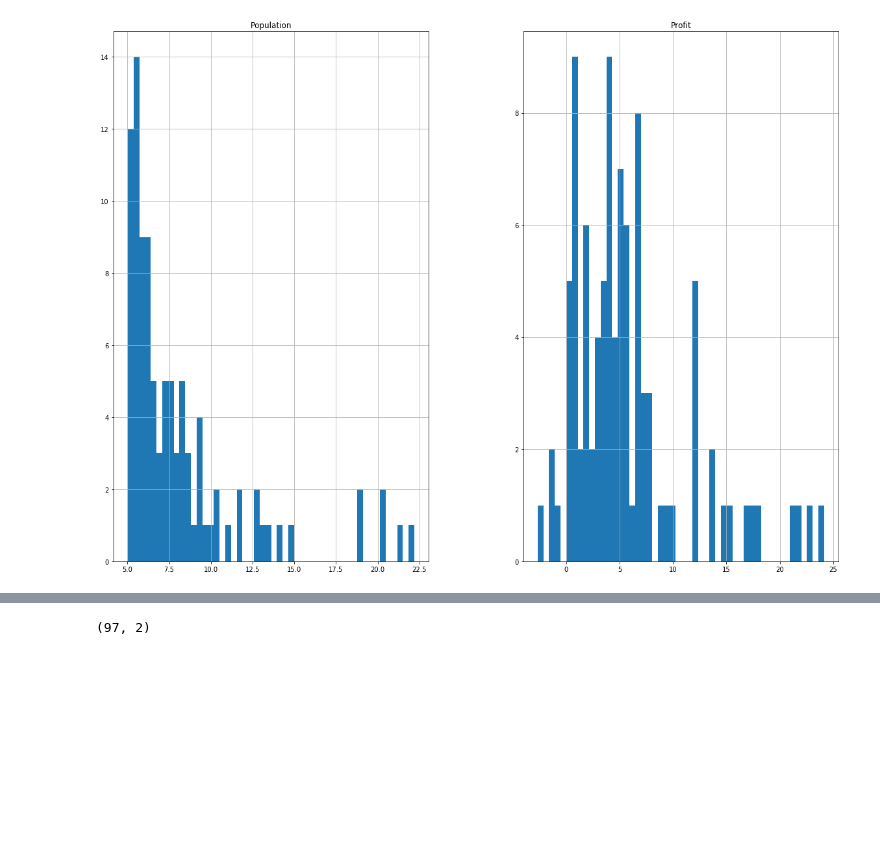
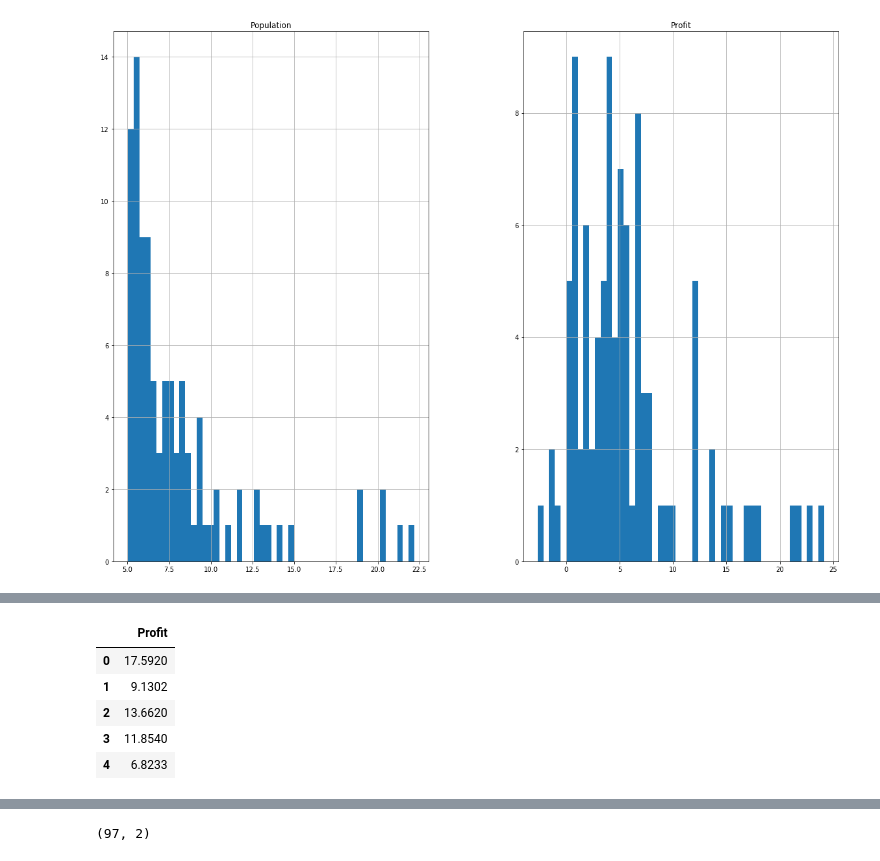
Before and after one commit to mrjaspsing/machine-learning-1, a Jupyter notebook: linear regression/python/notebooks/Univariate Linear Regression.ipynb, the cells around one changed output, grey strips where cells are left out. Saved outputs shown, nothing was run; the diff lists cells and outputs as text; code cells hidden in the pictures; blank space fills up the shorter version.

```diff
--- a/linear regression/python/notebooks/Univariate Linear Regression.ipynb
+++ b/linear regression/python/notebooks/Univariate Linear Regression.ipynb
@@ -70,0 +114,9 @@ y = data.iloc[:,cols-1:cols]
+# %%
+y.head()
+# %% [output]
+|  | Profit |
+| 0 | 17.5920 |
+| 1 | 9.1302 |
+| 2 | 13.6620 |
+| 3 | 11.8540 |
+| 4 | 6.8233 |
```
Also changed, not shown: parts of 25 cells of this notebook.
